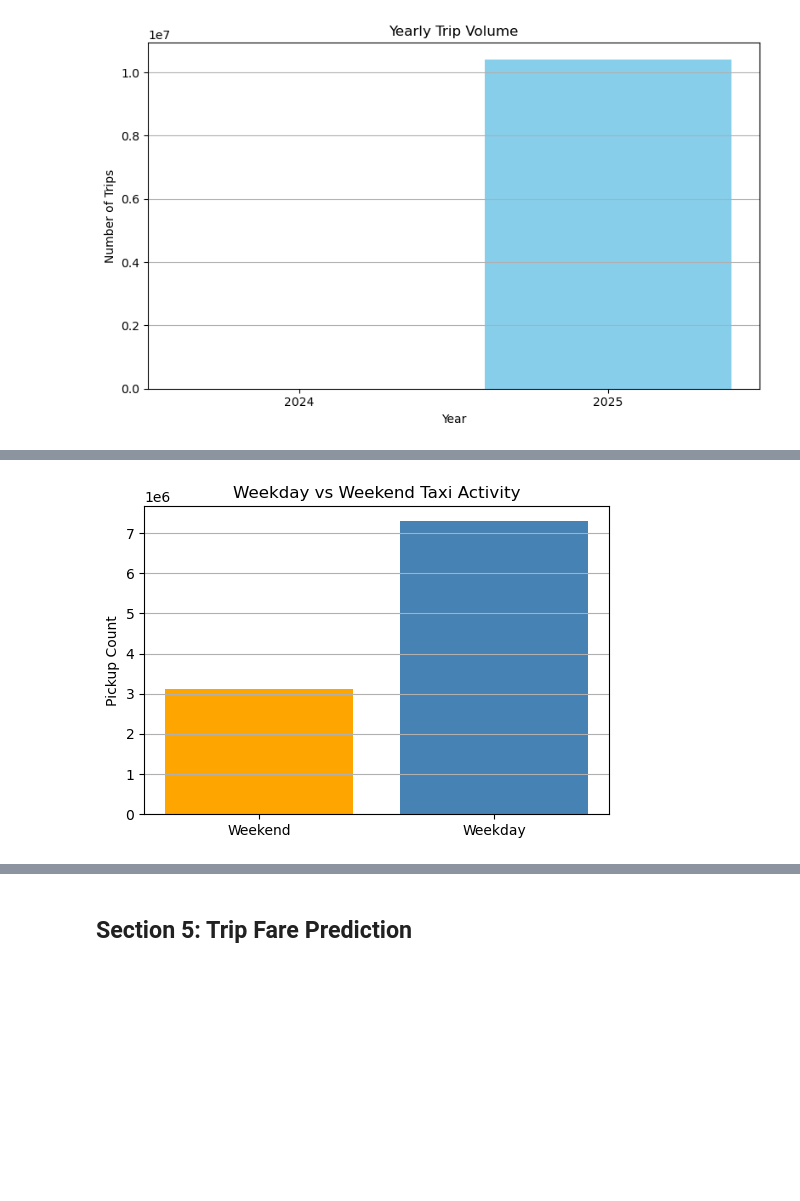
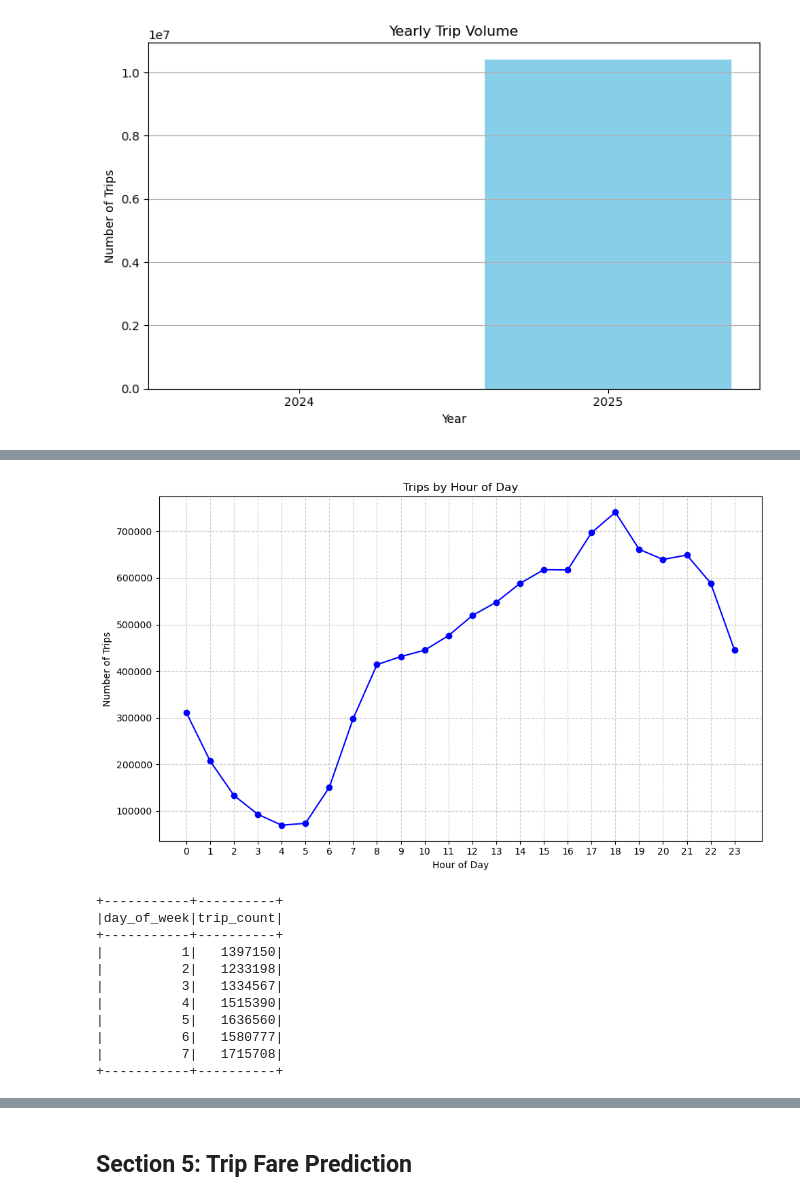
Before and after one commit to thiunuwan/nyc-taxi-spark-analysis, a Jupyter notebook: BigData_Project.ipynb, the cells around one changed output, grey strips where cells are left out. Cells and saved outputs as stored; diff of their text form; code cells hidden in the pictures; blank space fills up the shorter version.

```diff
--- a/BigData_Project.ipynb
+++ b/BigData_Project.ipynb
@@ -411,0 +380,9 @@ plt.show()
+# %%
+df.createOrReplaceTempView("trips")
+
+trips_by_hour = spark.sql("""
+    SELECT hour(pickup_datetime) AS hour, COUNT(*) AS trip_count
+    FROM trips
+    GROUP BY hour
+    ORDER BY hour
+""")
@@ -412,14 +409,40 @@ plt.show()
+# %%
+import matplotlib.pyplot as plt
+pdf = trips_by_hour.toPandas()
+
+# Make sure data is sorted by hour
+pdf = pdf.sort_values("hour")
+
+plt.figure(figsize=(10, 6))
+plt.plot(pdf["hour"], pdf["trip_count"], marker='o', linestyle='-', color='blue')
+
+plt.title("Trips by Hour of Day")
+plt.xlabel("Hour of Day")
+plt.ylabel("Number of Trips")
+plt.xticks(range(0, 24))
+plt.grid(True, linestyle='--', alpha=0.6)
+plt.tight_layout()
+plt.show()
+# %% [output]
+[figure, added]
 # %%
-# Weekday vs Weekend
-df_time = df_time.withColumn("is_weekend", (col("dayofweek") == 1) | (col("dayofweek") == 7))  # Sunday or Saturday
-week_part_counts = df_time.groupBy("is_weekend").count().toPandas()
-week_part_counts["type"] = week_part_counts["is_weekend"].map({True: "Weekend", False: "Weekday"})
+trips_by_dow = spark.sql("""
+    SELECT dayofweek(pickup_datetime) AS day_of_week, COUNT(*) AS trip_count
+    FROM trips
+    GROUP BY day_of_week
+    ORDER BY day_of_week
+""")
 
-plt.figure(figsize=(6, 4))
-plt.bar(week_part_counts["type"], week_part_counts["count"], color=["orange", "steelblue"])
-plt.title("Weekday vs Weekend Taxi Activity")
-plt.ylabel("Pickup Count")
-plt.grid(axis="y")
-plt.show()
+trips_by_dow.show()
 # %% [output]
-[figure, removed]
++-----------+----------+
+|day_of_week|trip_count|
++-----------+----------+
+|          1|   1397150|
+|          2|   1233198|
+|          3|   1334567|
+|          4|   1515390|
+|          5|   1636560|
+|          6|   1580777|
+|          7|   1715708|
++-----------+----------+
```
Also changed, not shown: parts of 23 cells of this notebook.
